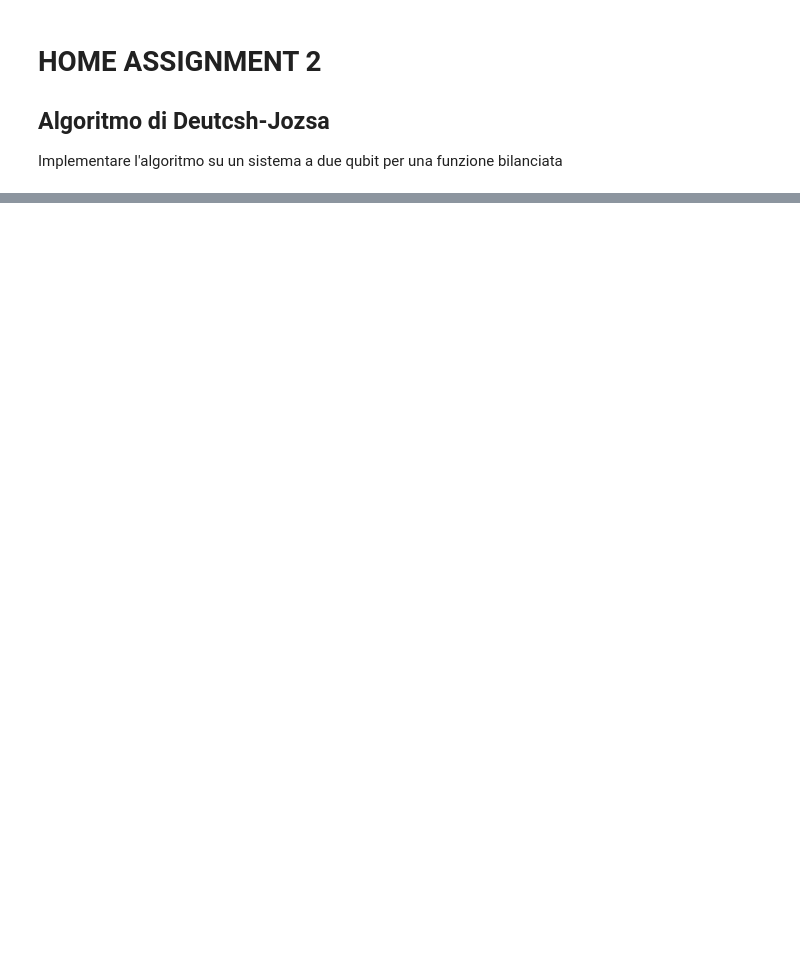
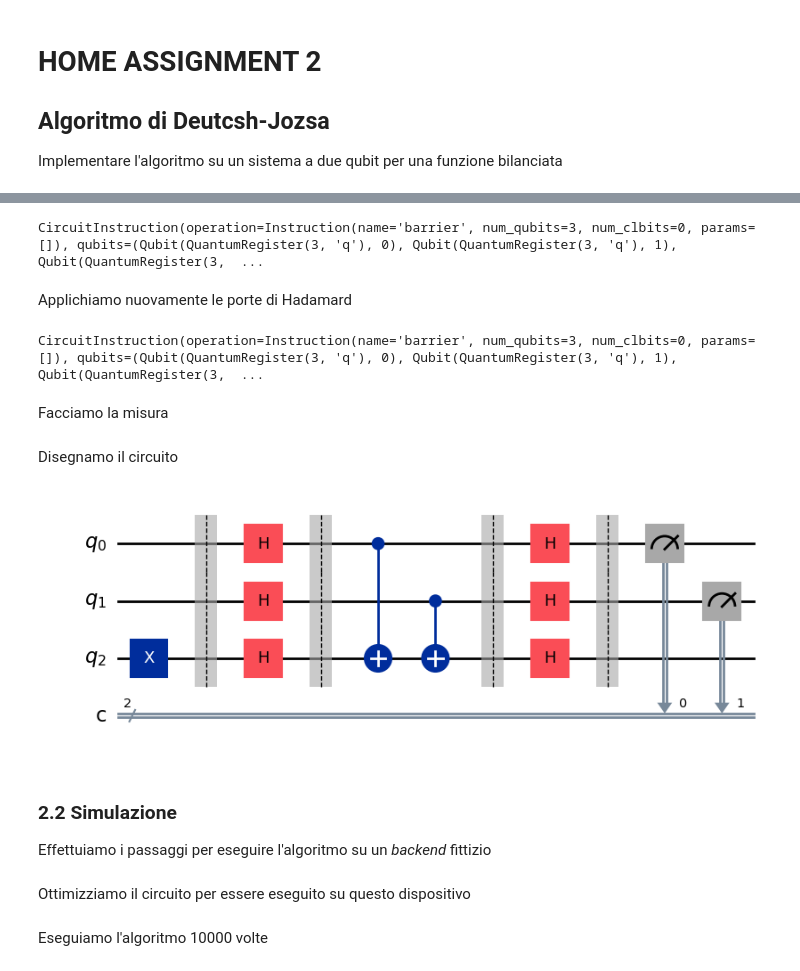
Before and after one commit to danibrb/progs, a Jupyter notebook: uni/qiskit/50_home_assignment.ipynb, the cells around one changed output, grey strips where cells are left out. Cells and saved outputs as stored; diff of their text form; code cells hidden in the pictures; blank space fills up the shorter version.

```diff
--- a/uni/qiskit/50_home_assignment.ipynb
+++ b/uni/qiskit/50_home_assignment.ipynb
@@ -84,0 +120,2 @@ La probabilità di ottenere lo stato $\vert 0 \rangle \equiv \vert 0,0, \dots, 0
+# %%
+qc.h(range(n+1))
@@ -84,0 +127,33 @@ La probabilità di ottenere lo stato $\vert 0 \rangle \equiv \vert 0,0, \dots, 0
+# %%
+# barriere per evidenziare l'oracolo
+qc.barrier()
+
+# applico le porte CNOT
+for qi in range(n):
+    qc.cx(qi, n)
+
+qc.barrier()
+# %% [output]
+CircuitInstruction(operation=Instruction(name='barrier', num_qubits=3, num_clbits=0, params=[]), qubits=(Qubit(QuantumRegister(3, 'q'), 0), Qubit(QuantumRegister(3, 'q'), 1), Qubit(QuantumRegister(3,  ...
+# %% [markdown]
+Applichiamo nuovamente le porte di Hadamard
+# %%
+qc.h(range(n+1))
+qc.barrier()
+# %% [output]
+CircuitInstruction(operation=Instruction(name='barrier', num_qubits=3, num_clbits=0, params=[]), qubits=(Qubit(QuantumRegister(3, 'q'), 0), Qubit(QuantumRegister(3, 'q'), 1), Qubit(QuantumRegister(3,  ...
+# %% [markdown]
+Facciamo la misura
+# %%
+for i in range(n):
+    qc.measure(i, i)
+# %% [markdown]
+Disegnamo il circuito
+# %%
+qc.draw(output='mpl')
+# %% [output]
+[figure, added]
+# %% [markdown]
+### 2.2 Simulazione
+
+Effettuiamo i passaggi per eseguire l'algoritmo su un *backend* fittizio
@@ -84,0 +163,2 @@ La probabilità di ottenere lo stato $\vert 0 \rangle \equiv \vert 0,0, \dots, 0
+# %% [markdown]
+Ottimizziamo il circuito per essere eseguito su questo dispositivo
@@ -84,0 +172,2 @@ La probabilità di ottenere lo stato $\vert 0 \rangle \equiv \vert 0,0, \dots, 0
+# %% [markdown]
+Eseguiamo l'algoritmo 10000 volte
```
Also changed, not shown: parts of 27 cells of this notebook.
